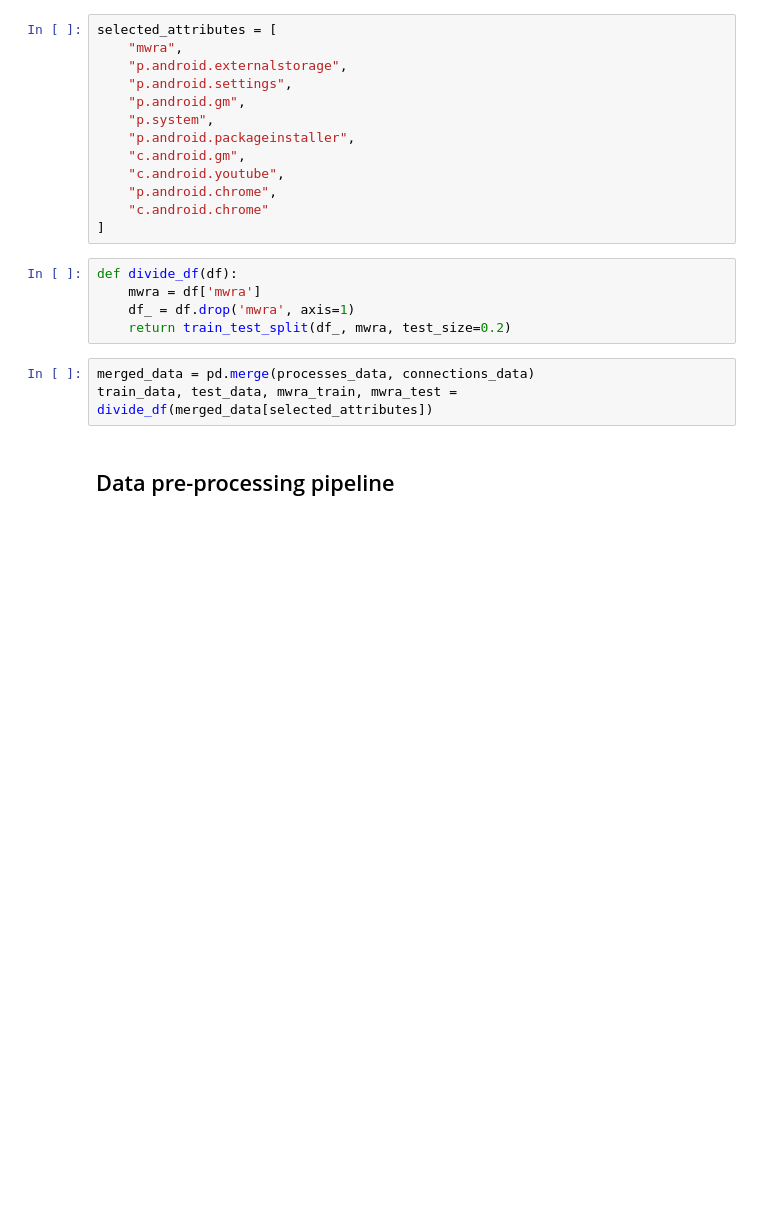
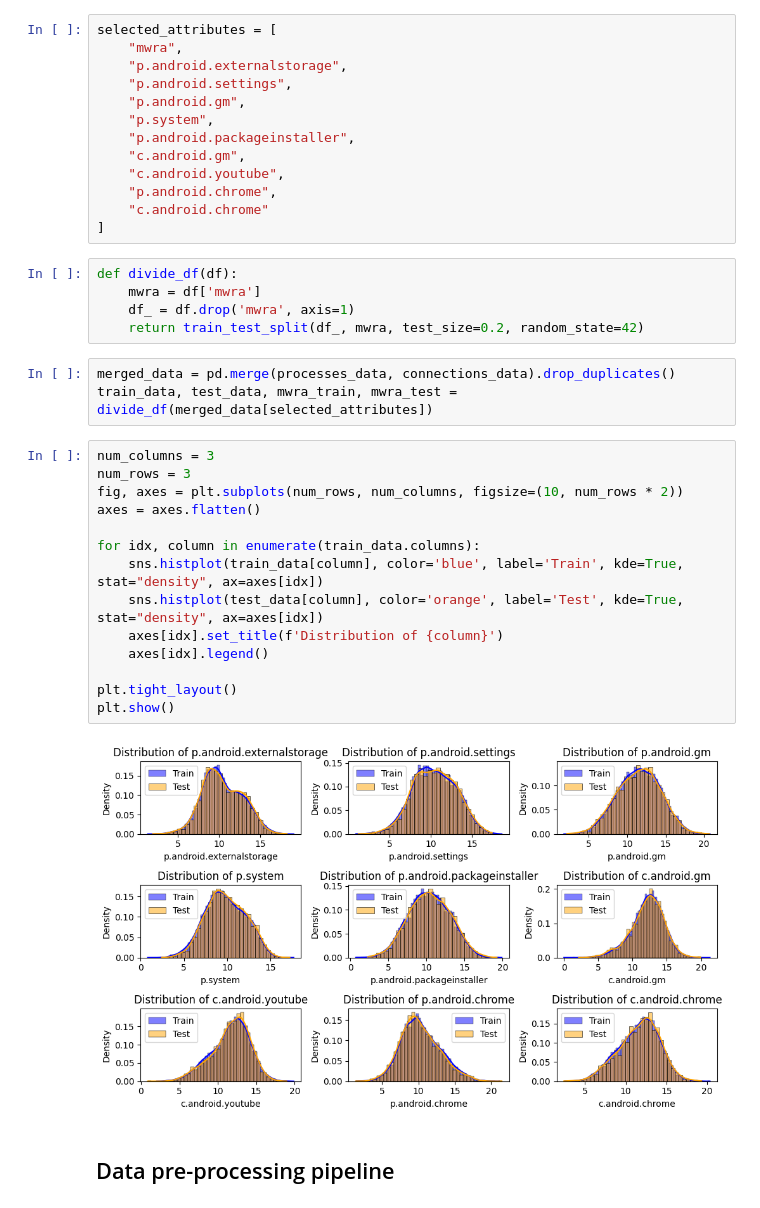
Before and after one commit to myrres0/IAU-2024, a Jupyter notebook: phase-3.ipynb, the cells around one changed output. Saved outputs shown, nothing was run; the diff lists cells and outputs as text; blank space fills up the shorter version.

```diff
--- a/phase-3.ipynb
+++ b/phase-3.ipynb
@@ -39,10 +40,26 @@ selected_attributes = [
 def divide_df(df):
     mwra = df['mwra']
     df_ = df.drop('mwra', axis=1)
-    return train_test_split(df_, mwra, test_size=0.2)
+    return train_test_split(df_, mwra, test_size=0.2, random_state=42)
 # %%
-merged_data = pd.merge(processes_data, connections_data)
+merged_data = pd.merge(processes_data, connections_data).drop_duplicates()
 train_data, test_data, mwra_train, mwra_test = divide_df(merged_data[selected_attributes])
+# %%
+num_columns = 3
+num_rows = 3
+fig, axes = plt.subplots(num_rows, num_columns, figsize=(10, num_rows * 2))
+axes = axes.flatten()
+
+for idx, column in enumerate(train_data.columns):
+    sns.histplot(train_data[column], color='blue', label='Train', kde=True, stat="density", ax=axes[idx])
+    sns.histplot(test_data[column], color='orange', label='Test', kde=True, stat="density", ax=axes[idx])
+    axes[idx].set_title(f'Distribution of {column}')
+    axes[idx].legend()
+
+plt.tight_layout()
+plt.show()
+# %% [output]
+[figure, added]
 # %% [markdown]
 ## Data pre-processing pipeline
 # %% [markdown]
```
Also changed, not shown: parts of 4 cells of this notebook.
